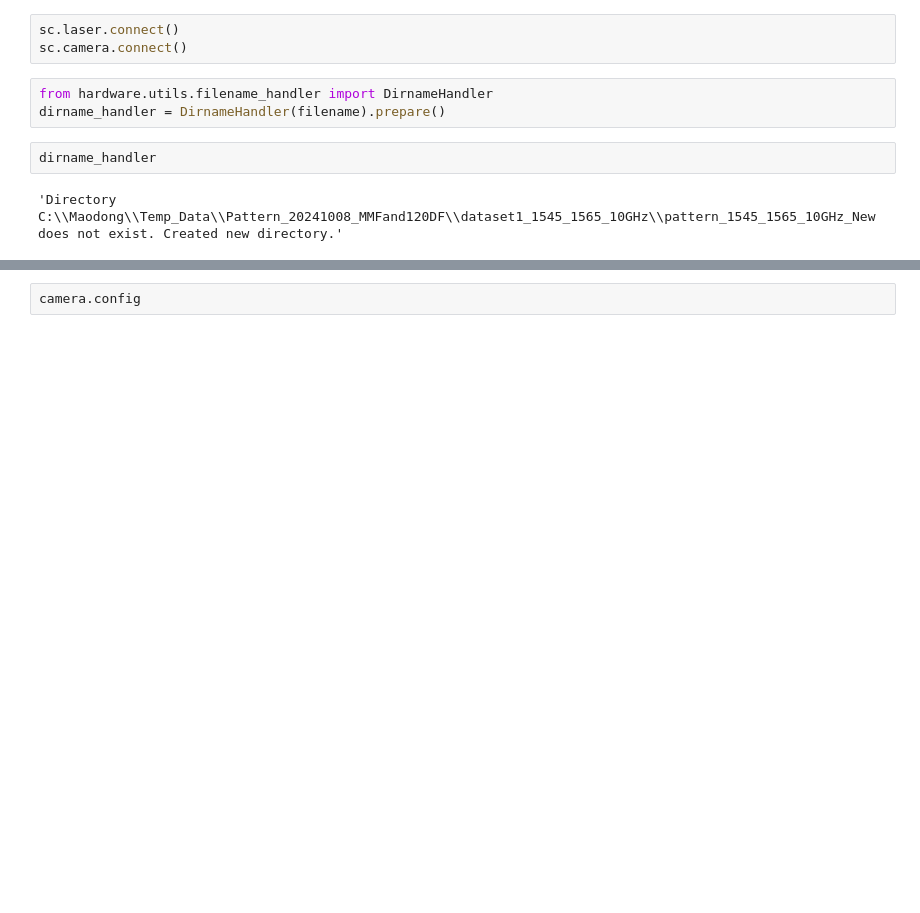
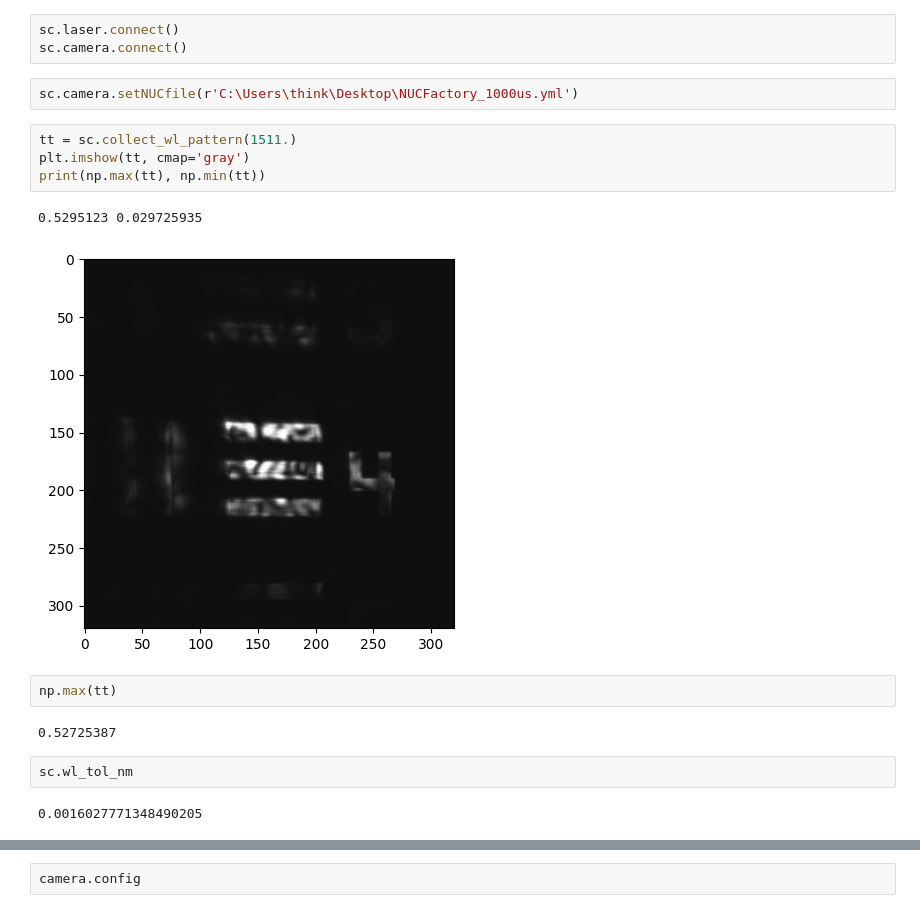
Before and after one commit to MaodongGao/NTT_code_Maodong, a Jupyter notebook: notebooks/check_speckle_pattern.ipynb, the cells around one changed output, grey strips where cells are left out. Drawn from its saved outputs; the diff is of its cells as text; blank space fills up the shorter version.

```diff
--- a/notebooks/check_speckle_pattern.ipynb
+++ b/notebooks/check_speckle_pattern.ipynb
@@ -62,13 +74,23 @@ sc = SpeckleCollector(camera, dlc)
 # %%
 sc.laser.connect()
 sc.camera.connect()
-# %%
-from hardware.utils.filename_handler import DirnameHandler
-dirname_handler = DirnameHandler(filename).prepare()
-# %%
-dirname_handler
-# %% [output]
-'Directory C:\\Maodong\\Temp_Data\\Pattern_20241008_MMFand120DF\\dataset1_1545_1565_10GHz\\pattern_1545_1565_10GHz_New does not exist. Created new directory.'
+# %%
+sc.camera.setNUCfile(r'C:\Users\think\Desktop\NUCFactory_1000us.yml')
+# %%
+tt = sc.collect_wl_pattern(1511.)
+plt.imshow(tt, cmap='gray')
+print(np.max(tt), np.min(tt))
+# %% [output]
+0.5295123 0.029725935
+[figure, added]
+# %%
+np.max(tt)
+# %% [output]
+0.52725387
+# %%
+sc.wl_tol_nm
+# %% [output]
+0.0016027771348490205
 # %%
 wl_start = 1545
 wl_end = 1565
```
Also changed, not shown: parts of 23 cells of this notebook, 5 other files.
